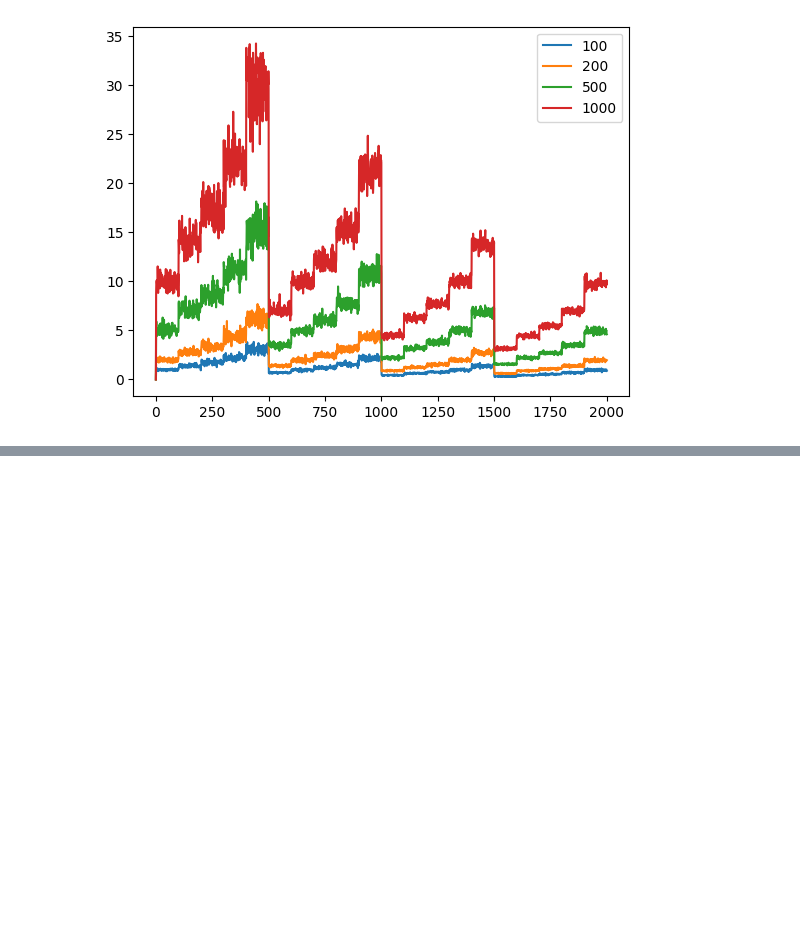
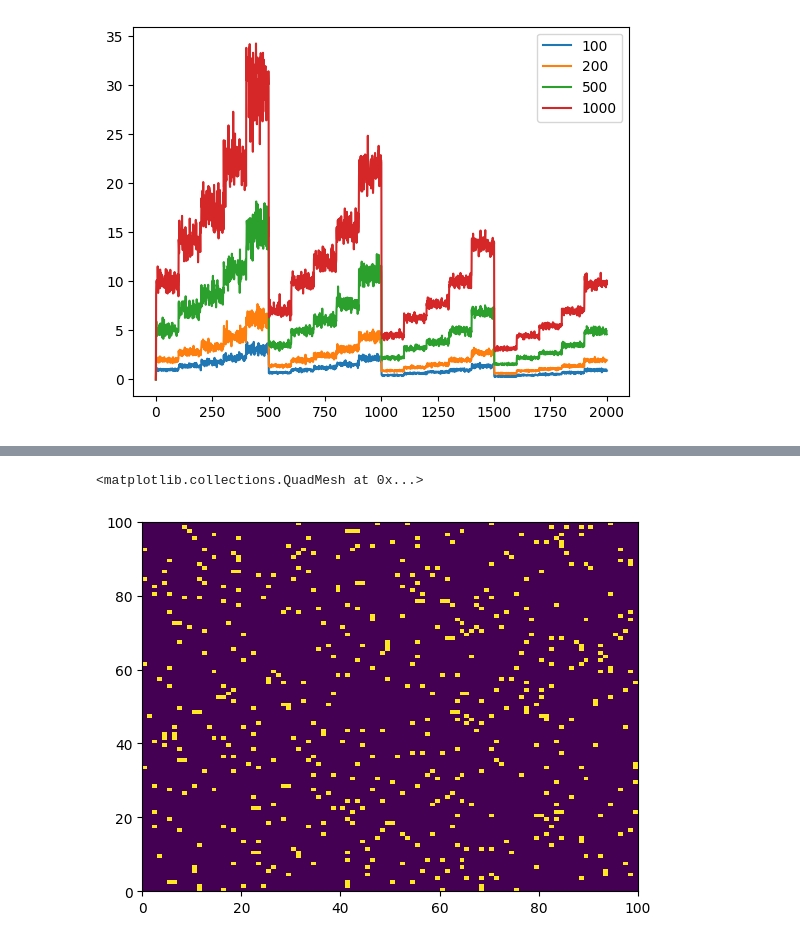
Before and after one commit to wormLove/DCNet, a Jupyter notebook: DCNet_Pytorch.ipynb, the cells around one changed output, grey strips where cells are left out. Saved outputs shown, nothing was run; the diff lists cells and outputs as text; code cells hidden in the pictures; blank space fills up the shorter version.

```diff
--- a/DCNet_Pytorch.ipynb
+++ b/DCNet_Pytorch.ipynb
@@ -577,0 +575,5 @@ plt.legend()
+# %%
+plt.pcolormesh(init_batch.numpy())
+# %% [output]
+<matplotlib.collections.QuadMesh at 0x...>
+[figure, added]
```
Also changed, not shown: parts of 15 cells of this notebook.
